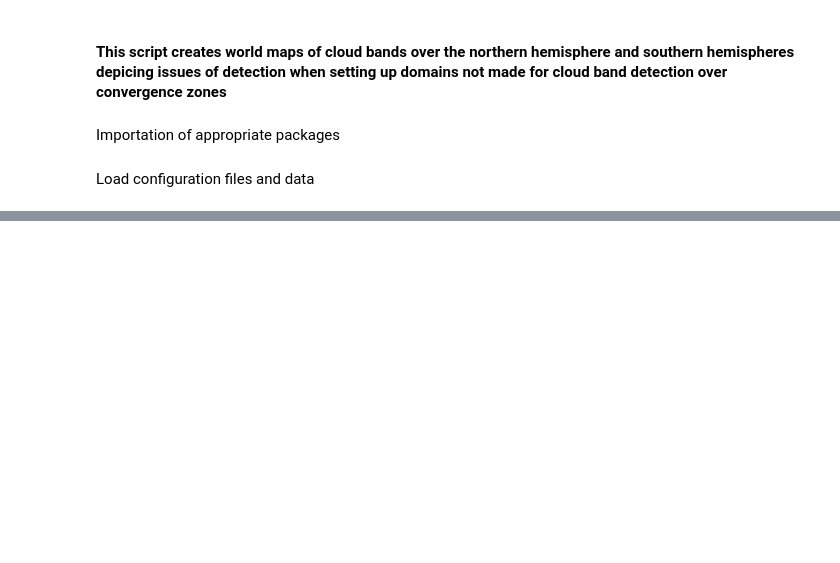
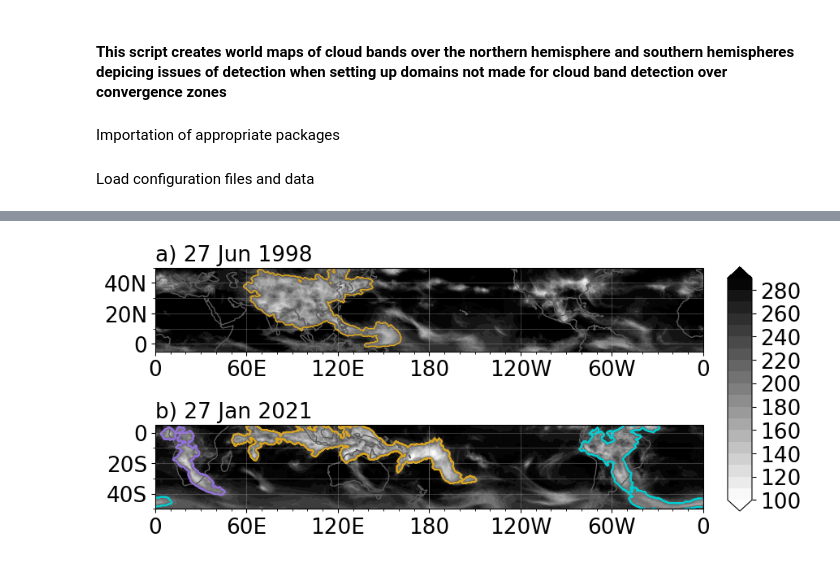
Before and after one commit to romainpilon/cloudbandPy, a Jupyter notebook: notebooks/map_cloudbands_issues_detection_domains.ipynb, the cells around one changed output, grey strips where cells are left out. Drawn from its saved outputs; the diff is of its cells as text; code cells hidden in the pictures; blank space fills up the shorter version.

Commit message:
Update notebook false cloud bands

```diff
--- a/notebooks/map_cloudbands_issues_detection_domains.ipynb
+++ b/notebooks/map_cloudbands_issues_detection_domains.ipynb
@@ -75,56 +75,74 @@ lats_nh = np.arange(config_copy2["lat_south"], config_copy2["lat_north"] + 0.5,
 # Load OLR data. It will be the background of the cloud bands on the maps
 filename_sh = f"../data/olrERA5_{config_copy['datetime_startdate'].strftime('%Y%m%d.%H')}-{config_copy['datetime_enddate'].strftime('%Y%m%d.%H')}-{config_copy['domain']}.npy"
 daily_variable_sh = np.load(filename_sh)[0]
+daily_variable_sh, clons = cutil.add_cyclic_point(daily_variable_sh, lons)
 
 filename_nh = f"../data/olrERA5_{config_copy2['datetime_startdate'].strftime('%Y%m%d.%H')}-{config_copy2['datetime_enddate'].strftime('%Y%m%d.%H')}-{config_copy2['domain']}.npy"
 daily_variable_nh = np.load(filename_nh)[0]
+daily_variable_nh, _ = cutil.add_cyclic_point(daily_variable_nh, lons)
 # %%
+from matplotlib import colors
+
+
 set_fontsize(size=19)
 fig, ax = plt.subplots(
     ncols=1, nrows=2, subplot_kw={"projection": ccrs.PlateCarree(central_longitude=180)}, figsize=(10, 5)
 )
 cmaps = ['plasma_r', 'viridis', 'PuRd']
+colors = ["goldenrod", "darkturquoise", "mediumpurple", "darkorange"]
+ax[0].set_title(f"a) {config_copy2['datetime_startdate'].strftime('%d %b %Y')}", loc="left", color="k")
+olrfill = ax[0].contourf(clons,lats_nh,daily_variable_nh,transform=ccrs.PlateCarree(),levels=range(100,300,10),cmap="binary",extend="both")
+# loop over all the cloud bands of the day in the NH
+for idx, icb in enumerate(list_of_cloud_bands_northhemisphere[0]):
+    ax[0].contour(
+        lons,
+        lats_nh,
+        icb.cloud_band_array,
+        np.ma.masked_where(icb.cloud_band_array == 0, icb.cloud_band_array),
+        transform=ccrs.PlateCarree(),
+        linewidths=1.3,
+        colors=colors[idx]
+        # levels=range(4),
+        # cmap=cmaps[idx],
+    )
+ax[0].set_yticks([0, 20, 40], crs=ccrs.PlateCarree())
+ax[0].yaxis.set_minor_locator(MultipleLocator(10))
+ax[0].yaxis.set_major_formatter(LatitudeFormatter(degree_symbol=""))
+ax[0].set_xticks([0, 60, 120, 180, 240, 300, 359.9999999999], crs=ccrs.PlateCarree())
+ax[0].xaxis.set_minor_locator(MultipleLocator(10))
+ax[0].xaxis.set_major_formatter(LongitudeFormatter(zero_direction_label=False, degree_symbol=""))
+ax[0].coastlines(color="#595959")
+ax[0].gridlines(draw_labels=False, alpha=0.3)
 
-ax[0].set_title(f"a) {config_copy2['datetime_startdate'].strftime('%d %b %Y')}", loc="left", color="k")
-ax[0].contourf(lons,lats_nh,daily_variable_sh,transform=ccrs.PlateCarree(),levels=range(100,300,10),cmap="binary",)
-# loop over all the cloud bands of the day in the NH
-# for idx, icb in enumerate(list_of_cloud_bands_northhemisphere[0]):
-#     ax[0].contourf(
-#         lons,
-#         lats_nh,
-#         np.ma.masked_where(icb.cloud_band_array == 0, icb.cloud_band_array),
-#         transform=ccrs.PlateCarree(),
-#         levels=range(4),
-#         cmap=cmaps[idx],
-#     )
-# ax[0].set_yticks([0, 20, 40], crs=ccrs.PlateCarree())
-# ax[0].yaxis.set_minor_locator(MultipleLocator(10))
-# ax[0].yaxis.set_major_formatter(LatitudeFormatter(degree_symbol=""))
-# ax[0].set_xticks([0, 60, 120, 180, 240, 300, 359.9999999999], crs=ccrs.PlateCarree())
-# ax[0].xaxis.set_minor_locator(MultipleLocator(10))
-# ax[0].xaxis.set_major_formatter(LongitudeFormatter(zero_direction_label=False, degree_symbol=""))
-# ax[0].coastlines(color="#474747")
-# ax[0].gridlines(draw_labels=False, alpha=0.4)
+ax[1].set_title(f"b) {config_copy['datetime_startdate'].strftime('%d %b %Y')}", loc="left", color="k")
+ax[1].contourf(clons,lats_sh,daily_variable_sh,transform=ccrs.PlateCarree(),levels=range(100,300,10),cmap="binary",extend="both")
 
-# ax[1].set_title(f"b) {config_copy['datetime_startdate'].strftime('%d %b %Y')}", loc="left", color="k")
-# # loop over all the cloud bands of the day in the SH
-# for idx, icb in enumerate(list_of_cloud_bands_southhemisphere[0]):
-#     ax[1].contourf(
-#         lons,
-#         lats_sh,
-#         np.ma.masked_where(icb.cloud_band_array == 0, icb.cloud_band_array),
-#         transform=ccrs.PlateCarree(),
-#         levels=range(4),
-#         cmap=cmaps[idx],
-#     )
-# ax[1].set_yticks([0,-20, -40], crs=ccrs.PlateCarree())
-# ax[1].yaxis.set_minor_locator(MultipleLocator(10))
-# ax[1].yaxis.set_major_formatter(LatitudeFormatter(degree_symbol=""))
-# ax[1].set_xticks([0, 60, 120, 180, 240, 300, 359.9999999999], crs=ccrs.PlateCarree())
-# ax[1].xaxis.set_minor_locator(MultipleLocator(10))
-# ax[1].xaxis.set_major_formatter(LongitudeFormatter(zero_direction_label=False, degree_symbol=""))
-# ax[1].coastlines(color="#474747")
-# ax[1].gridlines(draw_labels=False, alpha=0.4)
+# loop over all the cloud bands of the day in the SH
+for idx, icb in enumerate(list_of_cloud_bands_southhemisphere[0]):
+    ax[1].contour(
+        lons,
+        lats_sh,
+        icb.cloud_band_array,
+        # np.ma.masked_where(icb.cloud_band_array == 0, icb.cloud_band_array),
+        transform=ccrs.PlateCarree(),
+        linewidths=1,
+        colors=colors[idx]
+        # levels=range(4),
+        # cmap=cmaps[idx],
+    )
+ax[1].set_yticks([0,-20, -40], crs=ccrs.PlateCarree())
+ax[1].yaxis.set_minor_locator(MultipleLocator(10))
+ax[1].yaxis.set_major_formatter(LatitudeFormatter(degree_symbol=""))
+ax[1].set_xticks([0, 60, 120, 180, 240, 300, 359.9999999999], crs=ccrs.PlateCarree())
+ax[1].xaxis.set_minor_locator(MultipleLocator(10))
+ax[1].xaxis.set_major_formatter(LongitudeFormatter(zero_direction_label=False, degree_symbol=""))
+ax[1].coastlines(color="#595959")
+ax[1].gridlines(draw_labels=False, alpha=0.3)
 
-# fig.subplots_adjust(wspace=0.01, hspace=0.01)
+fig.subplots_adjust(right=0.8)
+cbar_ax = fig.add_axes([0.83, 0.193, 0.03, 0.6])
+fig.colorbar(olrfill, cax=cbar_ax)
+# cbar.set_ticks(np.arange(100, 340, 40))
+
+fig.subplots_adjust(wspace=0.01, hspace=0.01)
 # %% [output]
@@ -131,0 +149 @@ ax[0].contourf(lons,lats_nh,daily_variable_sh,transform=ccrs.PlateCarree(),level
+[figure, added]
```
Also changed, not shown: parts of 2 cells of this notebook, 1 other file.
